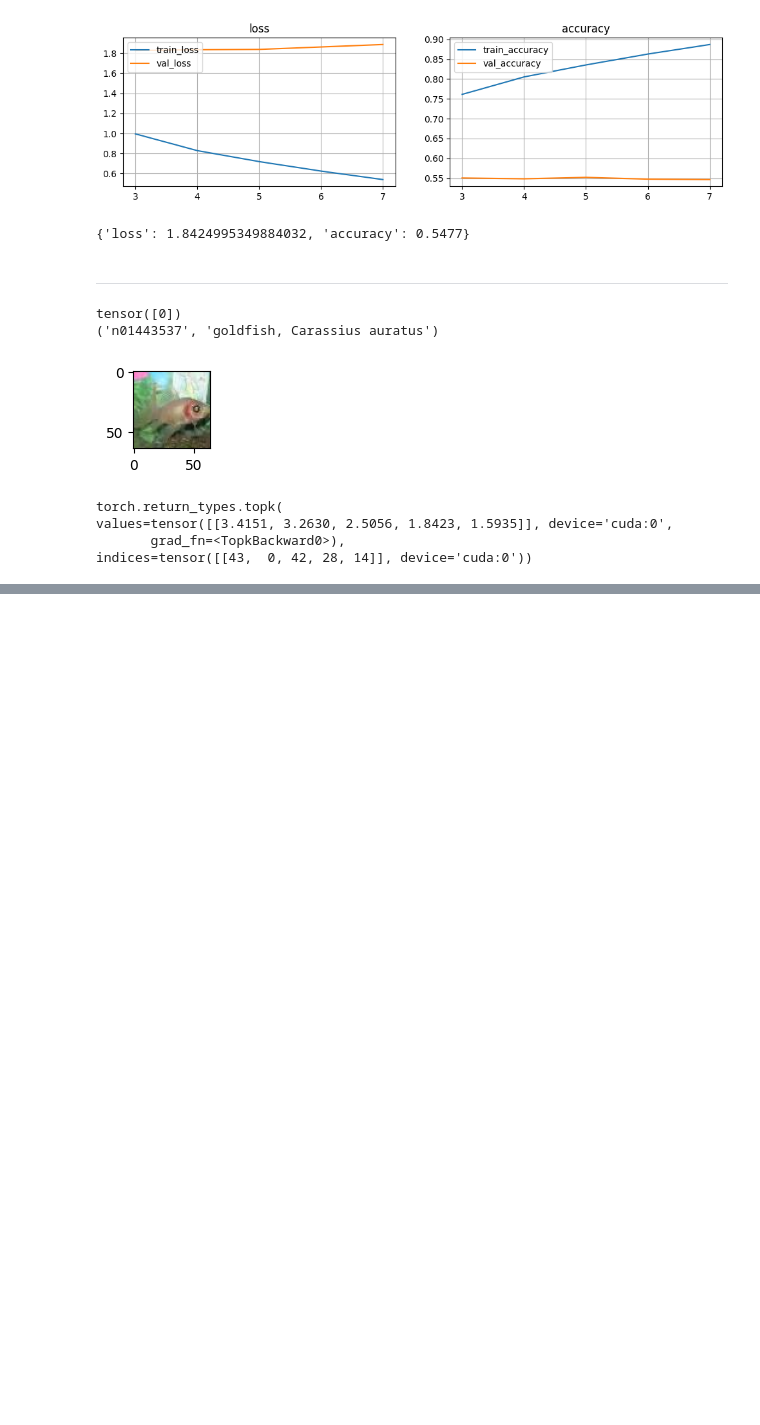
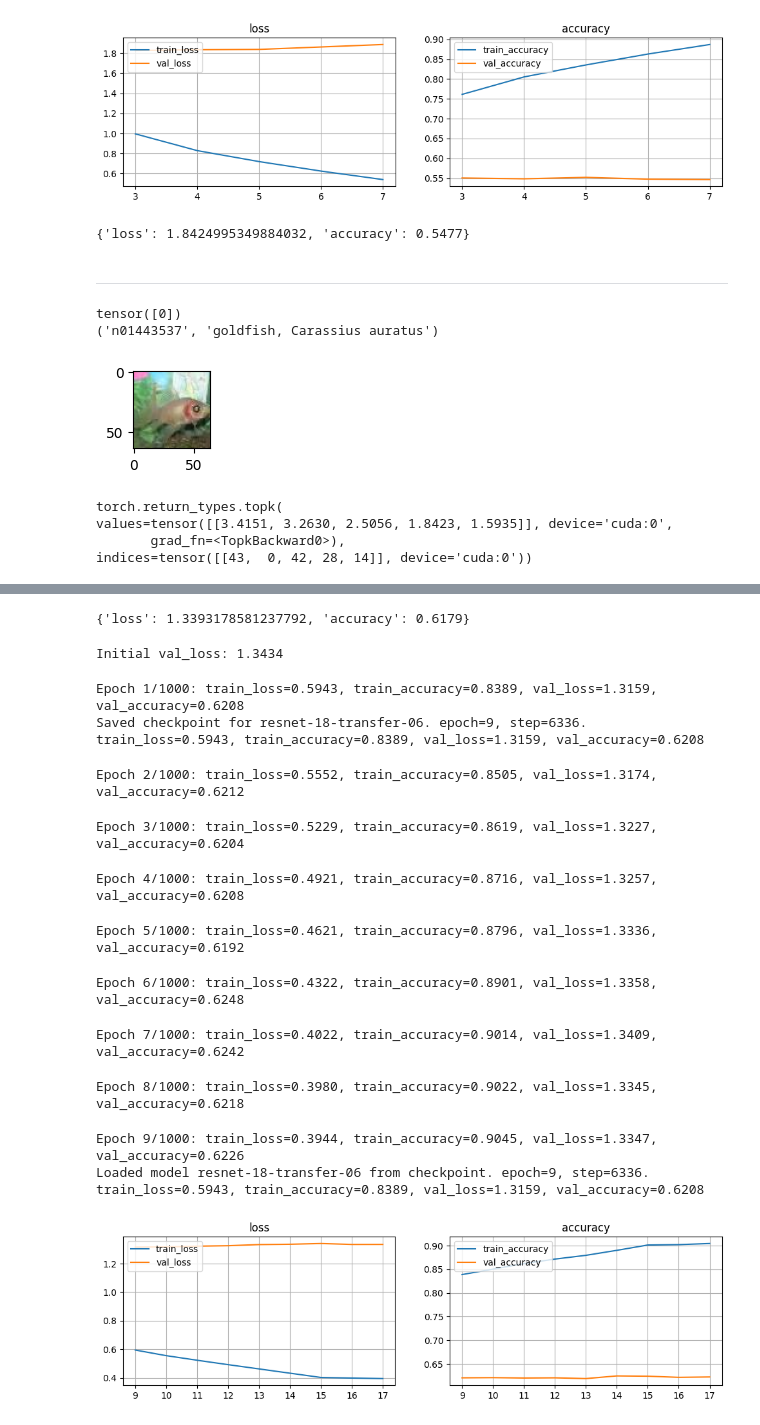
Before and after one commit to vaharoni/cv-sprint, a Jupyter notebook: models/04-resnet-02.ipynb, the cells around one changed output, grey strips where cells are left out. Cells and saved outputs as stored; diff of their text form; code cells hidden in the pictures; blank space fills up the shorter version.

```diff
--- a/models/04-resnet-02.ipynb
+++ b/models/04-resnet-02.ipynb
@@ -224,0 +539,13 @@ train_dl, valid_dl, test_dl, classes = utils.make_cifar_dataloaders()
+# %%
+# utils.delete_model('resnet-18-transfer-02')
+model6 = utils.register_model(
+    'resnet-18-transfer-06',
+    resnet18(),
+    'CIFAR-100: Copied from pytorch-cifar100 reference repo WITH WARMUP')
+model6.setup(
+    optimizer_cls=torch.optim.Adam,
+    optimizer_args=dict(weight_decay=5e-4),
+    loss_fn_cls=torch.nn.CrossEntropyLoss,
+    scheduler_cls=torch.optim.lr_scheduler.StepLR,
+    scheduler_args=dict(step_size=6)
+)
@@ -224,0 +573,3 @@ train_dl, valid_dl, test_dl, classes = utils.make_cifar_dataloaders()
+# %%
+hist = model6.train(train_dl, valid_dl, epochs=1000, patience=8, warmup=1, metrics=[utils.metric_accuracy])
+utils.plot_metrics(hist)
@@ -224,0 +597,28 @@ train_dl, valid_dl, test_dl, classes = utils.make_cifar_dataloaders()
+# %%
+model6.evaluate(test_dl, metrics=[utils.metric_accuracy])
+# %% [output]
+{'loss': 1.3393178581237792, 'accuracy': 0.6179}
+# %%
+model6.compile(
+    optimizer_cls=torch.optim.Adam,
+    optimizer_args=dict(lr=1e-5, weight_decay=5e-4),
+    loss_fn_cls=torch.nn.CrossEntropyLoss,
+    scheduler_cls=torch.optim.lr_scheduler.StepLR,
+    scheduler_args=dict(step_size=6)
+)
+hist = model6.train(train_dl, valid_dl, epochs=1000, patience=8, warmup=0, metrics=[utils.metric_accuracy])
+utils.plot_metrics(hist)
+# %% [output]
+Initial val_loss: 1.3434
+Epoch 1/1000: train_loss=0.5943, train_accuracy=0.8389, val_loss=1.3159, val_accuracy=0.6208
+Saved checkpoint for resnet-18-transfer-06. epoch=9, step=6336. train_loss=0.5943, train_accuracy=0.8389, val_loss=1.3159, val_accuracy=0.6208
+Epoch 2/1000: train_loss=0.5552, train_accuracy=0.8505, val_loss=1.3174, val_accuracy=0.6212
+Epoch 3/1000: train_loss=0.5229, train_accuracy=0.8619, val_loss=1.3227, val_accuracy=0.6204
+Epoch 4/1000: train_loss=0.4921, train_accuracy=0.8716, val_loss=1.3257, val_accuracy=0.6208
+Epoch 5/1000: train_loss=0.4621, train_accuracy=0.8796, val_loss=1.3336, val_accuracy=0.6192
+Epoch 6/1000: train_loss=0.4322, train_accuracy=0.8901, val_loss=1.3358, val_accuracy=0.6248
+Epoch 7/1000: train_loss=0.4022, train_accuracy=0.9014, val_loss=1.3409, val_accuracy=0.6242
+Epoch 8/1000: train_loss=0.3980, train_accuracy=0.9022, val_loss=1.3345, val_accuracy=0.6218
+Epoch 9/1000: train_loss=0.3944, train_accuracy=0.9045, val_loss=1.3347, val_accuracy=0.6226
+Loaded model resnet-18-transfer-06 from checkpoint. epoch=9, step=6336. train_loss=0.5943, train_accuracy=0.8389, val_loss=1.3159, val_accuracy=0.6208
+[figure, added]
```
Also changed, not shown: parts of 83 cells of this notebook, 2 other files.
